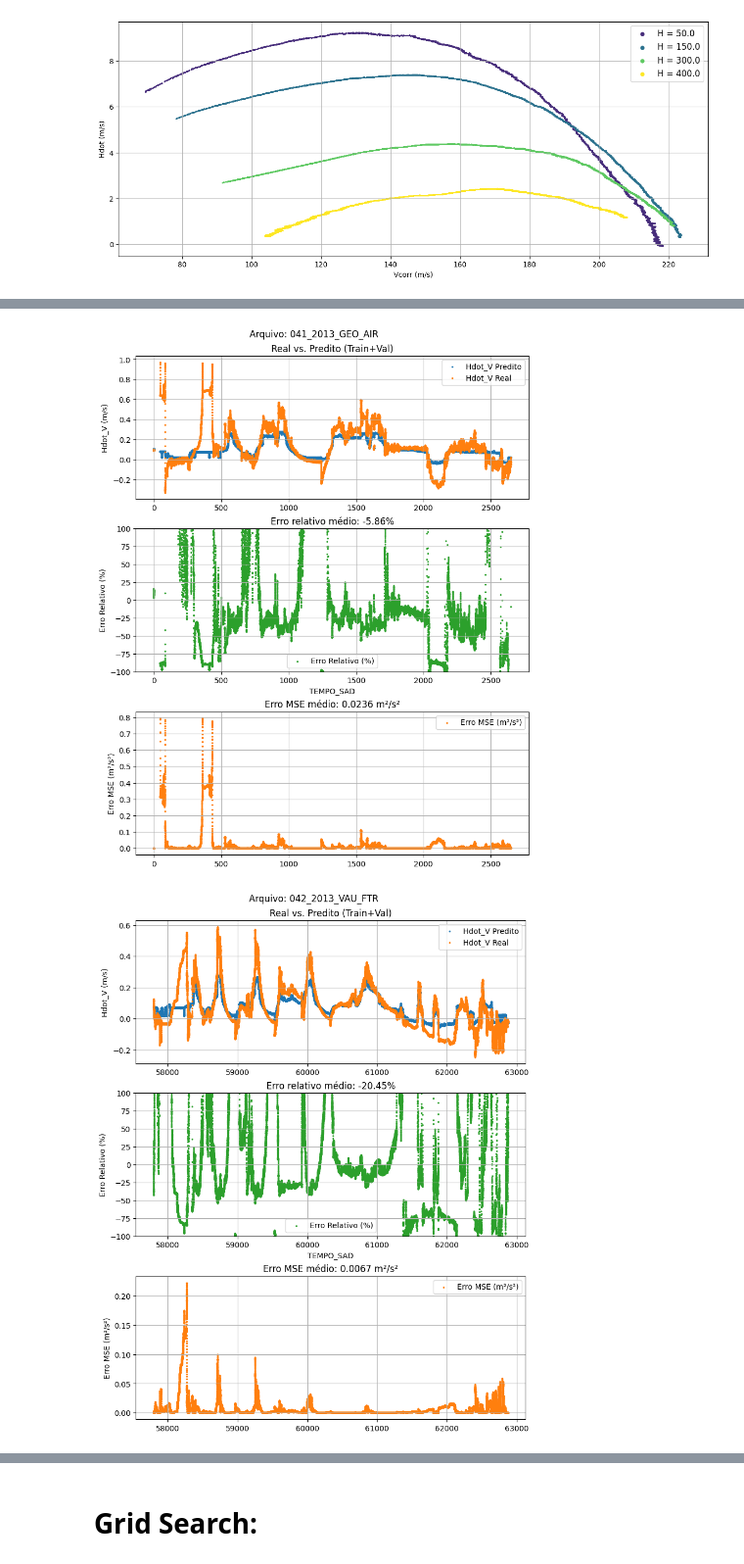
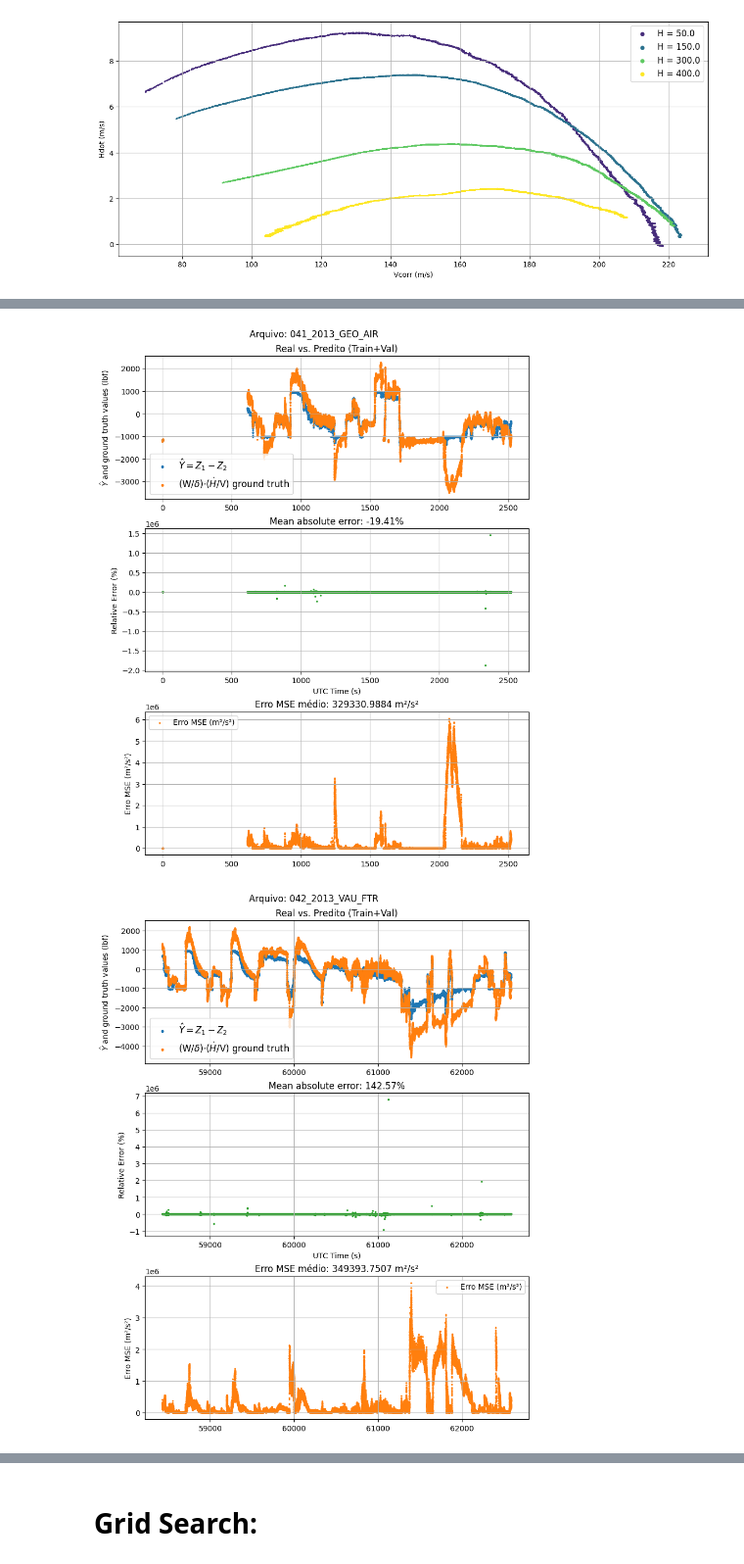
Before and after one commit to ymarcal/PMG, a Jupyter notebook: scriptPMG_refactored.ipynb, the cells around one changed output, grey strips where cells are left out. Shown at 98% size. Cells and saved outputs as stored; diff of their text form; code cells hidden in the pictures.

```diff
--- a/scriptPMG_refactored.ipynb
+++ b/scriptPMG_refactored.ipynb
@@ -553,7 +522,8 @@ def evaluate(model, df, features1, features2, targets, scaler_y, evaluated_set='
     ]
 
     pred_scaled_all = model.predict(X_all)
-    pred_all = scaler_y.inverse_transform(pred_scaled_all)
+    # pred_all = scaler_y.inverse_transform(pred_scaled_all)
+    pred_all = pred_scaled_all
 
     for i, item in enumerate(targets):
         df[item + '_pred'] = pred_all[:, i]
@@ -591,7 +561,7 @@ def analyze (
         hyperparameters={
             'optimizer': 'adam',
             'learning_rate': 0.0001,
-            'epochs': 60,
+            'epochs': 200,
             'batch_size': 64,
             'patience': 4
         },
@@ -665,9 +635,9 @@ def analyze (
 # %%
 df, scaler_x1, scaler_x2, scaler_y, model, training_history, results = analyze(
     tipo_dados='completo',
-    features1=['Mach', 'N1_over_sqrt_theta', 'W'],
-    features2=['Mach', 'NZ_W_dlt', 'W'],
-    targets=['Hdot_V'],
+    features1=['Mach', 'N1_over_sqrt_theta'],
+    features2=['NZ_W_dlt'],
+    targets=['Hdot_W_V_dlt'],
     mode='read'
 )
 # %% [output]
@@ -736,16 +725,16 @@ for filename, grupo in subset.groupby('filename'):
     grupo = grupo[mask]
 
     erro_medio_mse = np.nanmean(
-        (grupo['Hdot_V_pred'] - grupo['Hdot_V'])**2 / grupo['Hdot_V'].abs() * 100
+        (grupo['Hdot_W_V_dlt_pred'] - grupo['Hdot_W_V_dlt'])**2 / grupo['Hdot_W_V_dlt'].abs() * 100
     )
-    erro_relativo = (grupo['Hdot_V_pred'] - grupo['Hdot_V']) / grupo['Hdot_V'].abs() * 100
+    erro_relativo = (grupo['Hdot_W_V_dlt_pred'] - grupo['Hdot_W_V_dlt']) / grupo['Hdot_W_V_dlt'].abs() * 100
 
     _, axs = plt.subplots(2, 1, sharex=True, constrained_layout=True)
     _.suptitle(f'Arquivo: {filename}')
 
-    axs[0].set_title('Comparação de Hdot_V Real vs. Predito')
-    axs[0].scatter(grupo['TEMPO_SAD'], grupo['Hdot_V'],      s=dot_size, label='Hdot_V Real')
-    axs[0].scatter(grupo['TEMPO_SAD'], grupo['Hdot_V_pred'], s=dot_size, label='Hdot_V Predito')
+    axs[0].set_title('Comparação de Hdot_W_V_dlt Real vs. Predito')
+    axs[0].scatter(grupo['TEMPO_SAD'], grupo['Hdot_W_V_dlt'],      s=dot_size, label='Hdot_W_V_dlt Real')
+    axs[0].scatter(grupo['TEMPO_SAD'], grupo['Hdot_W_V_dlt_pred'], s=dot_size, label='Hdot_W_V_dlt Predito')
     axs[0].legend(markerscale=5)
     axs[0].grid()
 
@@ -772,27 +761,27 @@ time_intervals = {
 for filename, grupo in train_val.groupby('filename'):
     t0, t = time_intervals[filename]
 
-    grupo['erro_mse'] = (grupo['Hdot_V_pred'] - grupo['Hdot_V']) ** 2
-    grupo['erro_relativo'] = (grupo['Hdot_V_pred'] - grupo['Hdot_V']) / grupo['Hdot_V'] * 100
+    grupo['erro_mse'] = (grupo['Hdot_W_V_dlt_pred'] - grupo['Hdot_W_V_dlt']) ** 2
+    grupo['erro_relativo'] = (grupo['Hdot_W_V_dlt_pred'] - grupo['Hdot_W_V_dlt']) / grupo['Hdot_W_V_dlt'] * 100
 
     fig, axes = plt.subplots(3, 1, figsize=(8, 10), constrained_layout=True)
     fig.suptitle(f'Arquivo: {filename}', fontsize=12)
 
     # Predito vs. Real
-    axes[0].scatter(grupo.loc[grupo['TEMPO_SAD'].between(t0, t), 'TEMPO_SAD'], grupo.loc[grupo['TEMPO_SAD'].between(t0, t), 'Hdot_V_pred'], label='Hdot_V Predito', s=2)
-    axes[0].scatter(grupo.loc[grupo['TEMPO_SAD'].between(t0, t), 'TEMPO_SAD'], grupo.loc[grupo['TEMPO_SAD'].between(t0, t), 'Hdot_V'],      label='Hdot_V Real',    s=2)
-    axes[0].set_ylabel('Hdot_V (m/s)')
+    axes[0].scatter(grupo.loc[grupo['TEMPO_SAD'].between(t0, t), 'TEMPO_SAD'], grupo.loc[grupo['TEMPO_SAD'].between(t0, t), 'Hdot_W_V_dlt_pred'], label=r'$\hat{Y} = Z_1 - Z_2$', s=2)
+    axes[0].scatter(grupo.loc[grupo['TEMPO_SAD'].between(t0, t), 'TEMPO_SAD'], grupo.loc[grupo['TEMPO_SAD'].between(t0, t), 'Hdot_W_V_dlt'],      label=r'(W/$\delta$)$\cdot$($\dot{H}$/V) ground truth',    s=2)
+    axes[0].set_ylabel(r'$\hat{Y}$ and ground truth values (lbf)')
     axes[0].set_title('Real vs. Predito (Train+Val)')
-    axes[0].legend(markerscale=1)
+    axes[0].legend(markerscale=2, fontsize=12)
     axes[0].grid()
 
     # Erro Relativo
     axes[1].scatter(grupo.loc[grupo['TEMPO_SAD'].between(t0, t), 'TEMPO_SAD'], grupo.loc[grupo['TEMPO_SAD'].between(t0, t), 'erro_relativo'], label='Erro Relativo (%)', s=2, color='tab:green')
-    axes[1].set_ylabel('Erro Relativo (%)')
-    axes[1].set_xlabel('TEMPO_SAD')
-    axes[1].set_title('Erro relativo médio: {:.2f}%'.format(np.nanmean(grupo.loc[grupo['TEMPO_SAD'].between(t0, t), 'erro_relativo'])))
-    axes[1].set_ylim(-100, 100)
-    axes[1].legend(markerscale=1)
+    axes[1].set_ylabel('Relative Error (%)')
+    axes[1].set_xlabel('UTC Time (s)')
+    axes[1].set_title('Mean absolute error: {:.2f}%'.format(np.nanmean(grupo.loc[grupo['TEMPO_SAD'].between(t0, t), 'erro_relativo'])))
+    # axes[1].set_ylim(-100, 100)
+    # axes[1].legend(markerscale=1)
     axes[1].grid()
 
     # Erro MSE
@@ -809,5 +798,5 @@ for filename, grupo in train_val.groupby('filename'):
-[figure, old version]
+[figure, new version]
-[figure, old version]
+[figure, new version]
 # %%
 # Modelo que expõe Z1 e Z2 além da saída final
 extractor = keras.Model(
```
Also changed, not shown: parts of 19 cells of this notebook.
